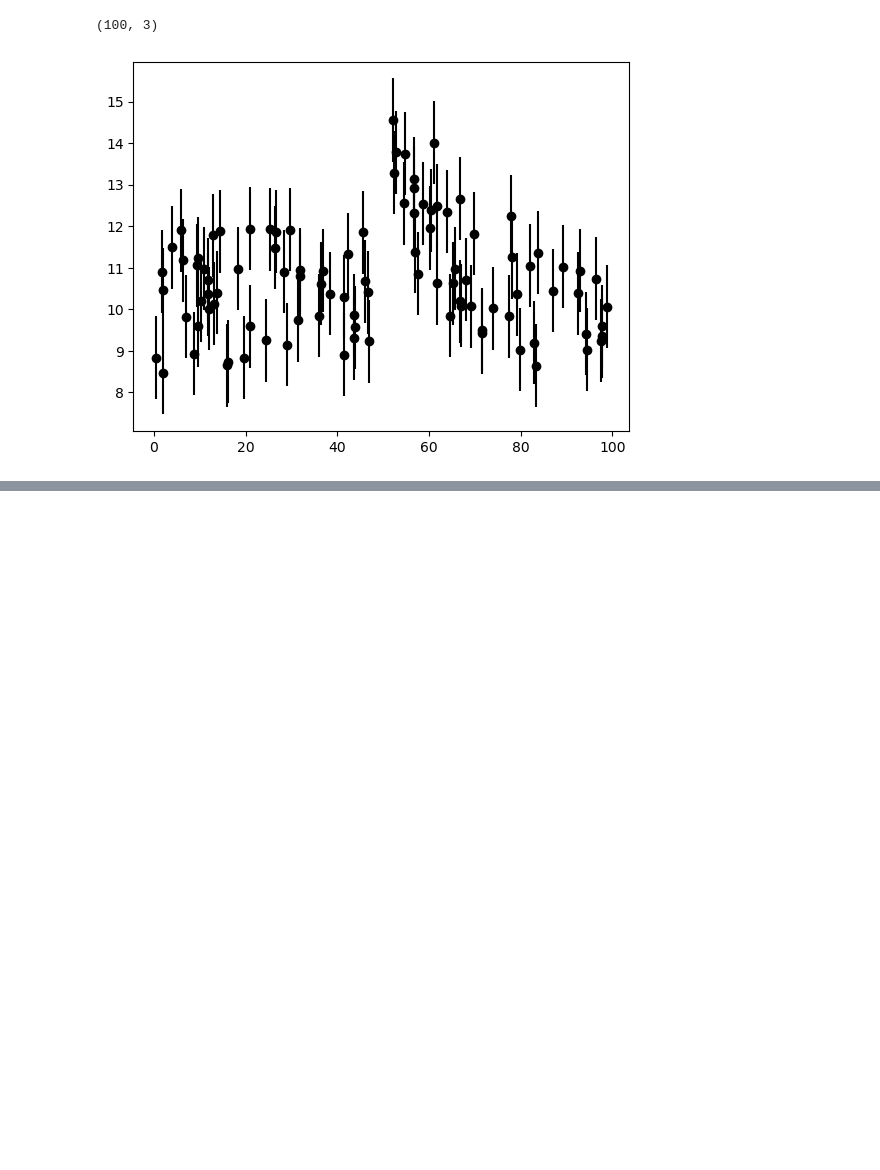
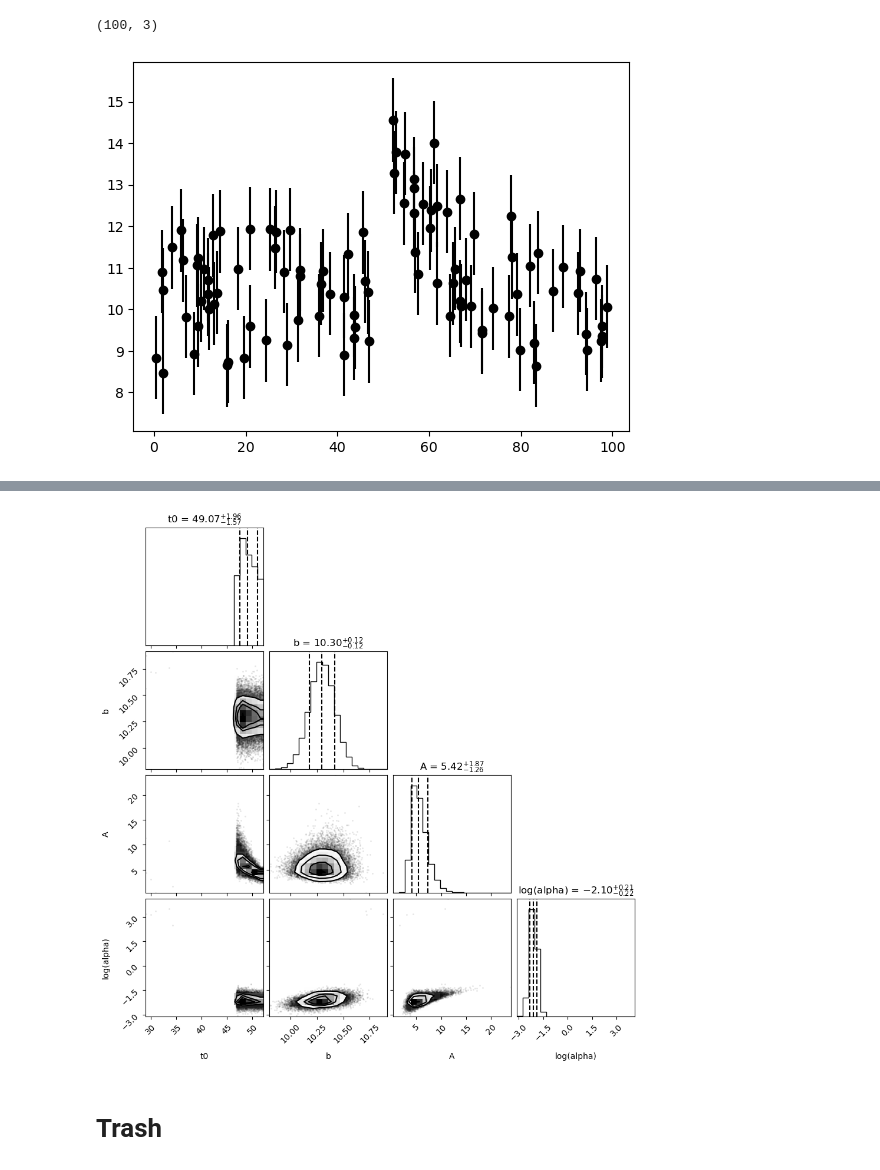
Before and after one commit to FedericoRivano/astrostatistics_bicocca_2026, a Jupyter notebook: working/Es11.ipynb, the cells around one changed output, grey strips where cells are left out. Cells and saved outputs as stored; diff of their text form; code cells hidden in the pictures; blank space fills up the shorter version.

```diff
--- a/working/Es11.ipynb
+++ b/working/Es11.ipynb
@@ -99,0 +104,9 @@ plt.show()
+# %%
+fig = corner.corner(emc_trace, labels=["t0", "b", "A", "log(alpha)"], quantiles=[0.16, 0.5, 0.84
+
+], show_titles=True)
+plt.show()
+# %% [output]
+[figure, added]
+# %% [markdown]
+# Trash
```
Also changed, not shown: parts of 10 cells of this notebook.
